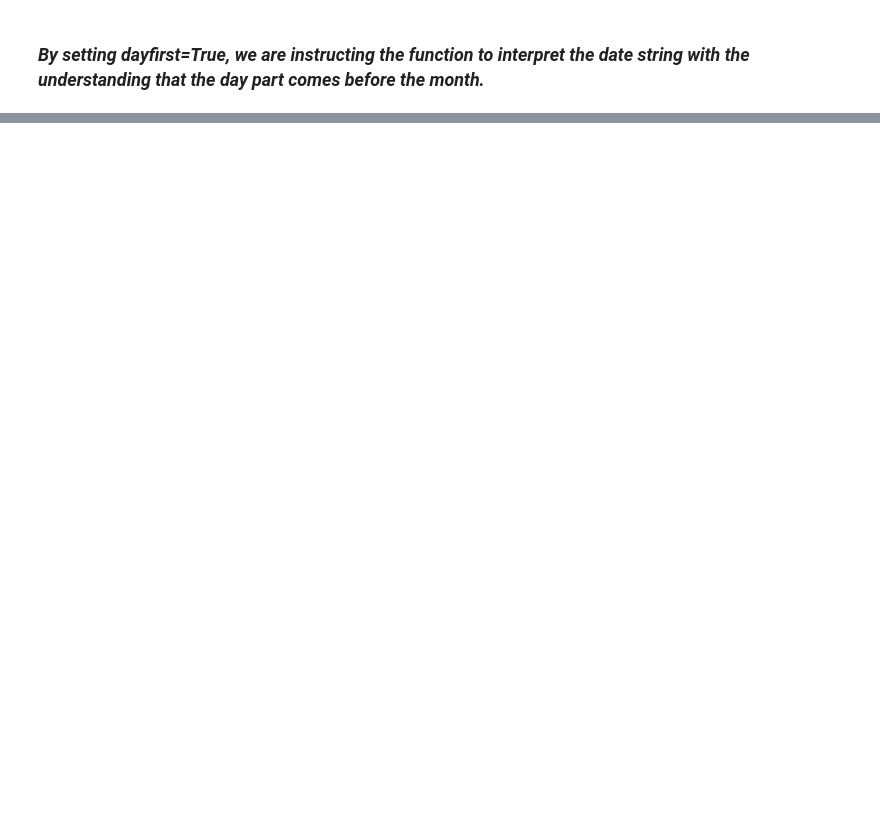
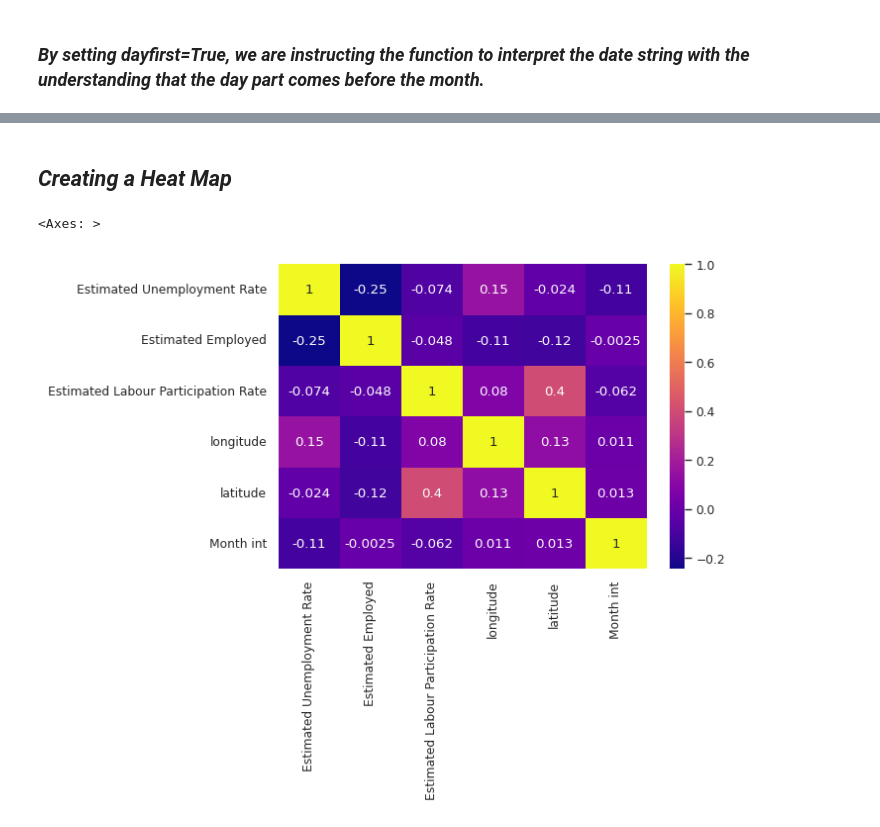
Before and after one commit to Amrit007-droid/OIBSIP-OasisInfobyte, a Jupyter notebook: OIBSIP_TASK_1_UNEMPLOYMENT_ANALYSIS_WITH_PYTHON.ipynb, the cells around one changed output, grey strips where cells are left out. Cells and saved outputs as stored; diff of their text form; code cells hidden in the pictures; blank space fills up the shorter version.

```diff
--- a/OIBSIP_TASK_1_UNEMPLOYMENT_ANALYSIS_WITH_PYTHON.ipynb
+++ b/OIBSIP_TASK_1_UNEMPLOYMENT_ANALYSIS_WITH_PYTHON.ipynb
@@ -144,3 +144,19 @@ df.head(2)
 df['Date'] = pd.to_datetime(df['Date'], dayfirst = True)
 # %% [markdown]
 ### *By setting dayfirst=True, we are instructing the function to interpret the date string with the understanding that the day part comes before the month.*
+# %%
+# Converting 'Frequency' and 'Region' columns to categorical data type -
+df['Frequency'] = df['Frequency'].astype('category')
+df['Region'] = df['Region'].astype('category')
+
+# Extracting month from 'Date' and creating a 'Month' column -
+df['Month'] = df['Date'].dt.month
+
+# Converting 'Month' to integer format -
+df['Month int'] = df['Month'].apply(lambda month: int(month))
+
+# Mapping integer month values to abbreviated month names -
+df['Month name'] = df['Month int'].apply(lambda x: calendar.month_abbr[x])
+
+# Dropping the original 'Month' column -
+df.drop(columns = 'Month', inplace = True)
@@ -146,0 +198,20 @@ df['Date'] = pd.to_datetime(df['Date'], dayfirst = True)
+# %% [markdown]
+## *Creating a Heat Map*
+# %%
+# Selecting specific columns from the DataFrame
+map = df[['Estimated Unemployment Rate', 'Estimated Employed', 'Estimated Labour Participation Rate', 'longitude', 'latitude', 'Month int']]
+
+# Calculating the correlation matrix for the selected columns
+map = map.corr()
+
+# Creating a figure for the heatmap with a specific size
+plt.figure(figsize=(6, 4))
+
+# Setting the context for the seaborn plot, adjusting the font scale
+sns.set_context('paper', font_scale=1)
+
+# Creating a heatmap using seaborn, with annotations and a specific color map
+sns.heatmap(data=map, annot=True, cmap='plasma')
+# %% [output]
+<Axes: >
+[figure, added]
```
Also changed, not shown: parts of 3 cells of this notebook.
